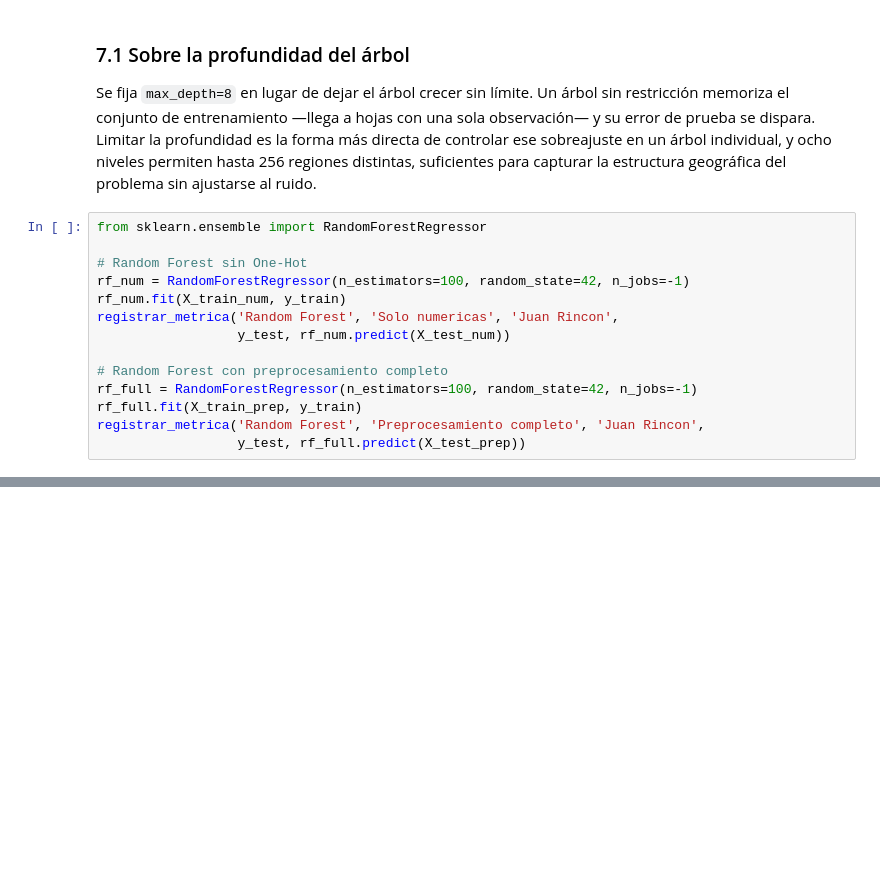
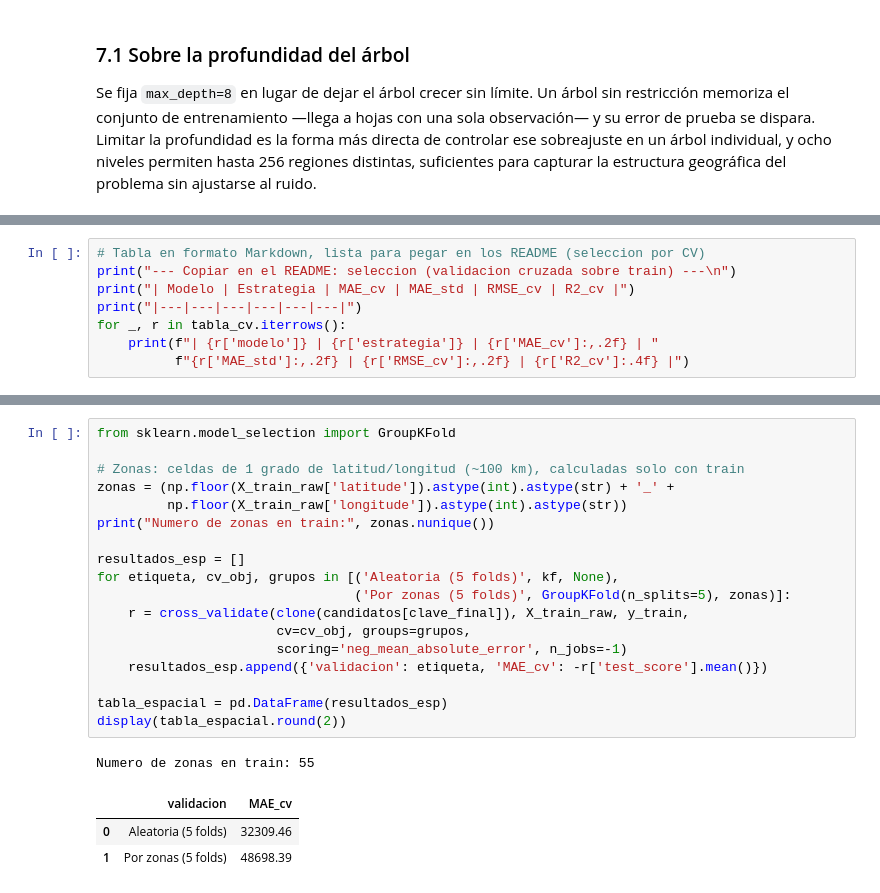
Before and after one commit to juanj-rgb/Proyecto-Modelos-1, a Jupyter notebook: fase-1/notebook.ipynb, the cells around one changed output, grey strips where cells are left out. Saved outputs shown, nothing was run; the diff lists cells and outputs as text; blank space fills up the shorter version.

```diff
--- a/fase-1/notebook.ipynb
+++ b/fase-1/notebook.ipynb
@@ -391,17 +389,3 @@ Profundidad efectiva del arbol: 8 | Hojas: 239
 ### 7.1 Sobre la profundidad del árbol
 
 Se fija `max_depth=8` en lugar de dejar el árbol crecer sin límite. Un árbol sin restricción memoriza el conjunto de entrenamiento —llega a hojas con una sola observación— y su error de prueba se dispara. Limitar la profundidad es la forma más directa de controlar ese sobreajuste en un árbol individual, y ocho niveles permiten hasta 256 regiones distintas, suficientes para capturar la estructura geográfica del problema sin ajustarse al ruido.
-# %%
-from sklearn.ensemble import RandomForestRegressor
-
-# Random Forest sin One-Hot
-rf_num = RandomForestRegressor(n_estimators=100, random_state=42, n_jobs=-1)
-rf_num.fit(X_train_num, y_train)
-registrar_metrica('Random Forest', 'Solo numericas', 'Juan Rincon',
-                  y_test, rf_num.predict(X_test_num))
-
-# Random Forest con preprocesamiento completo
-rf_full = RandomForestRegressor(n_estimators=100, random_state=42, n_jobs=-1)
-rf_full.fit(X_train_prep, y_train)
-registrar_metrica('Random Forest', 'Preprocesamiento completo', 'Juan Rincon',
-                  y_test, rf_full.predict(X_test_prep))
@@ -451,0 +406,8 @@ for _, r in metricas.iterrows():
+# %%
+# Tabla en formato Markdown, lista para pegar en los README (seleccion por CV)
+print("--- Copiar en el README: seleccion (validacion cruzada sobre train) ---\n")
+print("| Modelo | Estrategia | MAE_cv | MAE_std | RMSE_cv | R2_cv |")
+print("|---|---|---|---|---|---|")
+for _, r in tabla_cv.iterrows():
+    print(f"| {r['modelo']} | {r['estrategia']} | {r['MAE_cv']:,.2f} | "
+          f"{r['MAE_std']:,.2f} | {r['RMSE_cv']:,.2f} | {r['R2_cv']:.4f} |")
@@ -465,0 +440,23 @@ Random Forest: MAE 32,098.51 (sin One-Hot) -> 31,639.71 (con One-Hot) | reduccio
+# %%
+from sklearn.model_selection import GroupKFold
+
+# Zonas: celdas de 1 grado de latitud/longitud (~100 km), calculadas solo con train
+zonas = (np.floor(X_train_raw['latitude']).astype(int).astype(str) + '_' +
+         np.floor(X_train_raw['longitude']).astype(int).astype(str))
+print("Numero de zonas en train:", zonas.nunique())
+
+resultados_esp = []
+for etiqueta, cv_obj, grupos in [('Aleatoria (5 folds)', kf, None),
+                                 ('Por zonas (5 folds)', GroupKFold(n_splits=5), zonas)]:
+    r = cross_validate(clone(candidatos[clave_final]), X_train_raw, y_train,
+                       cv=cv_obj, groups=grupos,
+                       scoring='neg_mean_absolute_error', n_jobs=-1)
+    resultados_esp.append({'validacion': etiqueta, 'MAE_cv': -r['test_score'].mean()})
+
+tabla_espacial = pd.DataFrame(resultados_esp)
+display(tabla_espacial.round(2))
+# %% [output]
+Numero de zonas en train: 55
+|  | validacion | MAE_cv |
+| 0 | Aleatoria (5 folds) | 32309.46 |
+| 1 | Por zonas (5 folds) | 48698.39 |
```
Also changed, not shown: parts of 33 cells of this notebook, 5 other files.
